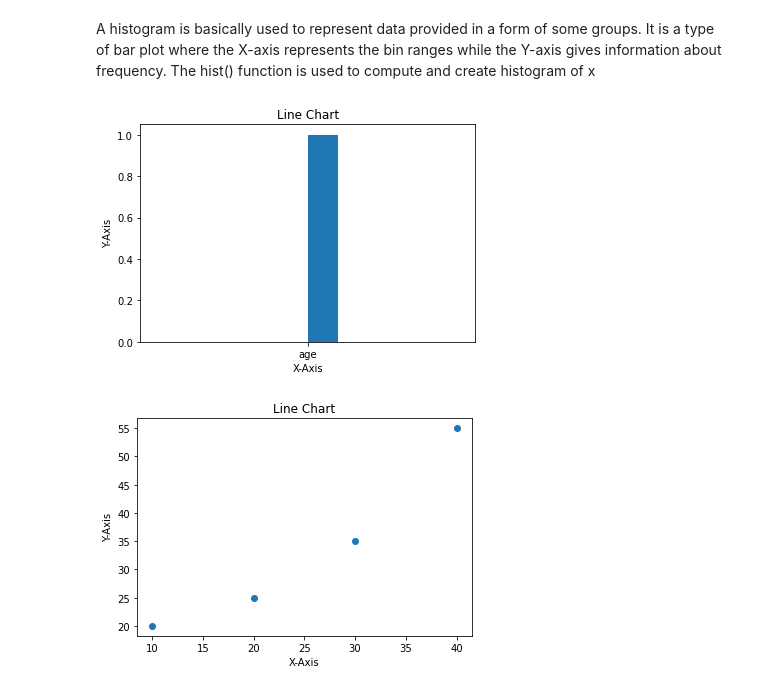
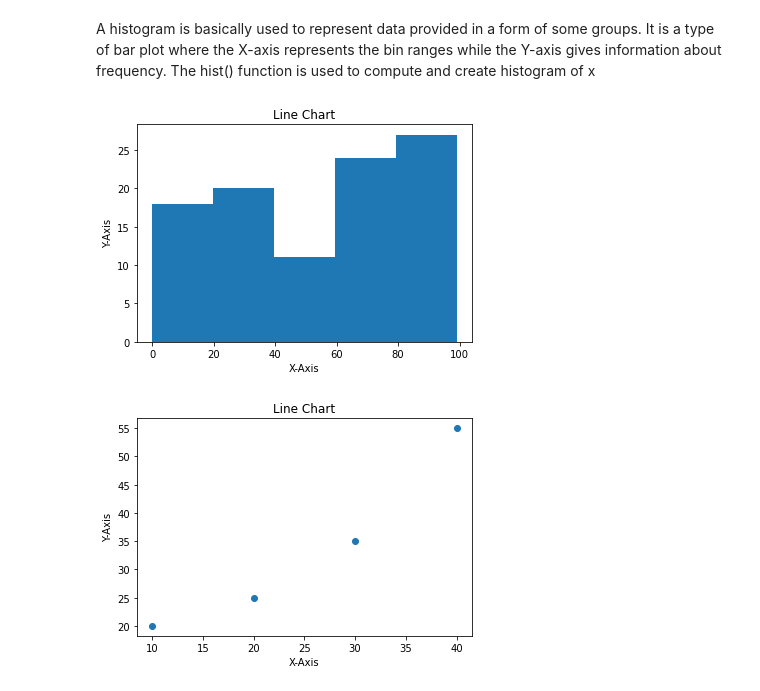
Before and after one commit to nikhilthakka/pydatabase, a Jupyter notebook: Data_visualization_with_python.ipynb, the cells around one changed output. Saved outputs shown, nothing was run; the diff lists cells and outputs as text; code cells hidden in the pictures.

Commit message:
data visulization

```diff
--- a/Data_visualization_with_python.ipynb
+++ b/Data_visualization_with_python.ipynb
@@ -457,24 +457,19 @@ A histogram is basically used to represent data provided in a form of some group
 # %%
 import matplotlib.pyplot as plt
 import pandas as pd
 import numpy as np
 
-df = pd.read_csv("dataset/titanic.csv")
- # initializing the data
-age=pd.cut(df['Age'], [0, 10, 30, 60, 80])
-
-
-# plotting the data
-plt.hist('age')
+data=np.random.randint(0,100,100)
+plt.hist(data,bins=5)
 
 plt.title("Line Chart")
 
 plt.ylabel('Y-Axis')
 
 plt.xlabel('X-Axis')
 plt.show()
 # %% [output]
-[figure, old version]
+[figure, new version]
 # %%
 import matplotlib.pyplot as plt
 
```
Also changed, not shown: parts of 98 cells of this notebook.
